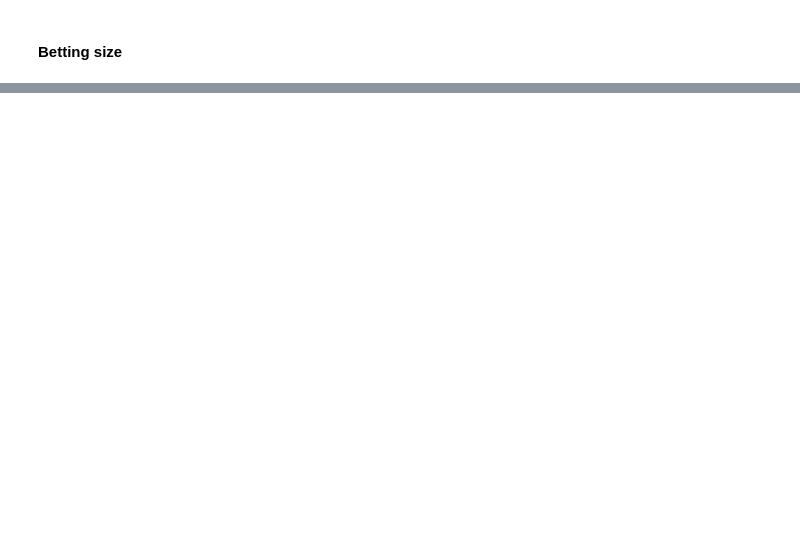
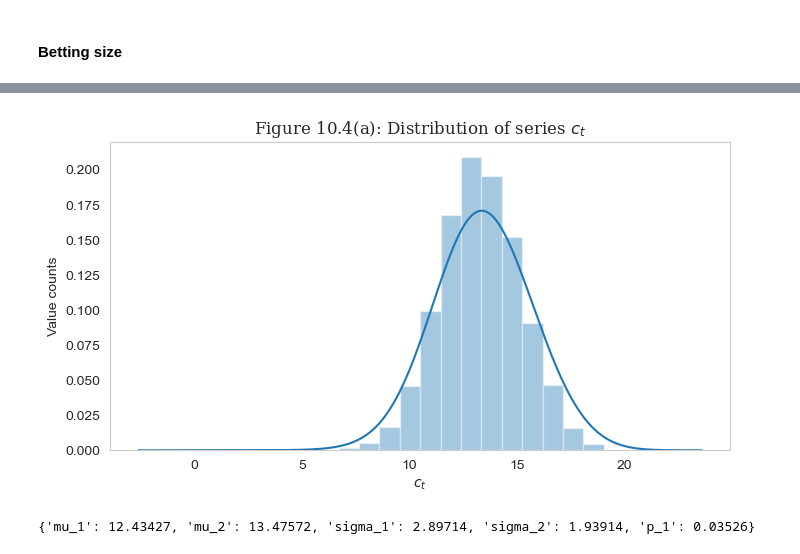
Before and after one commit to Tommylee1013/FinancialMachineLearning, a Jupyter notebook: Notes/Machine Learning Modeling/Betting_size.ipynb, the cells around one changed output, grey strips where cells are left out. Saved outputs shown, nothing was run; the diff lists cells and outputs as text; code cells hidden in the pictures; blank space fills up the shorter version.

```diff
--- a/Notes/Machine Learning Modeling/Betting_size.ipynb
+++ b/Notes/Machine Learning Modeling/Betting_size.ipynb
@@ -44,0 +61,21 @@ plt.show()
+# %%
+from multiprocessing import cpu_count
+import warnings
+warnings.filterwarnings('ignore')
+# Draw random numbers from a uniform distribution (all bets are long)
+np.random.seed(0)
+sample_size = 10000
+P_t = np.random.uniform(.5, 1., sample_size)  # array of random from uniform dist.
+# Create events DataFrame from P_t and t1 (previous exercise).
+events_2_classes = pd.DataFrame({'t1': t1, 'prob': P_t})
+events_2_classes['bet_size_prob'] = bet_size_probability(events=events_2_classes, prob=events_2_classes['prob'], num_classes=2)
+
+events_2_classes['side'] = 1
+
+avg_active_bet_sizes = avg_active_signals(events_2_classes.rename(columns={'bet_size_prob': 'signal'}), num_threads = cpu_count())
+events_2_classes['avg_active_bet_size'] = avg_active_bet_sizes
+
+print("The first 10 rows of the resulting DataFrame from Exercise 10.2:")
+display(events_2_classes.head(10))
+print("Summary statistics on the bet size columns:")
+display(events_2_classes[['prob', 'bet_size_prob', 'avg_active_bet_size']].describe())
@@ -44,0 +168,26 @@ plt.show()
+# %%
+df_events_10_4 = df_budget.copy()
+df_events_10_4['c_t'] = df_events_10_4['active_long'] - df_events_10_4['active_short']
+fig_10_4, ax_10_4 = plt.subplots(figsize = (8,4))
+ax_10_4a = sns.distplot(df_events_10_4['c_t'], bins = 20, kde=True, kde_kws={"bw":0.6}, norm_hist=False, ax=ax_10_4)
+ax_10_4a.set_xlabel('$c_t$')
+ax_10_4.set_ylabel("Value counts")
+ax_10_4a.set_title("Figure 10.4(a): Distribution of series $c_t$", fontsize=12, fontfamily = 'Serif')
+ax_10_4.grid(False)
+plt.show()
+# %% [output]
+[figure, added]
+# %%
+df_reserve, params = bet_size_reserve(df_events_10_4['t1'],
+                                      df_events_10_4['side'],
+                                      fit_runs=100,
+                                      epsilon=1e-05,
+                                      factor=5,
+                                      variant=2,
+                                      max_iter=100_000,
+                                      num_workers=8,
+                                      return_parameters=True)
+
+print(params)
+# %% [output]
+{'mu_1': 12.43427, 'mu_2': 13.47572, 'sigma_1': 2.89714, 'sigma_2': 1.93914, 'p_1': 0.03526}
```
Also changed, not shown: parts of 10 cells of this notebook.
